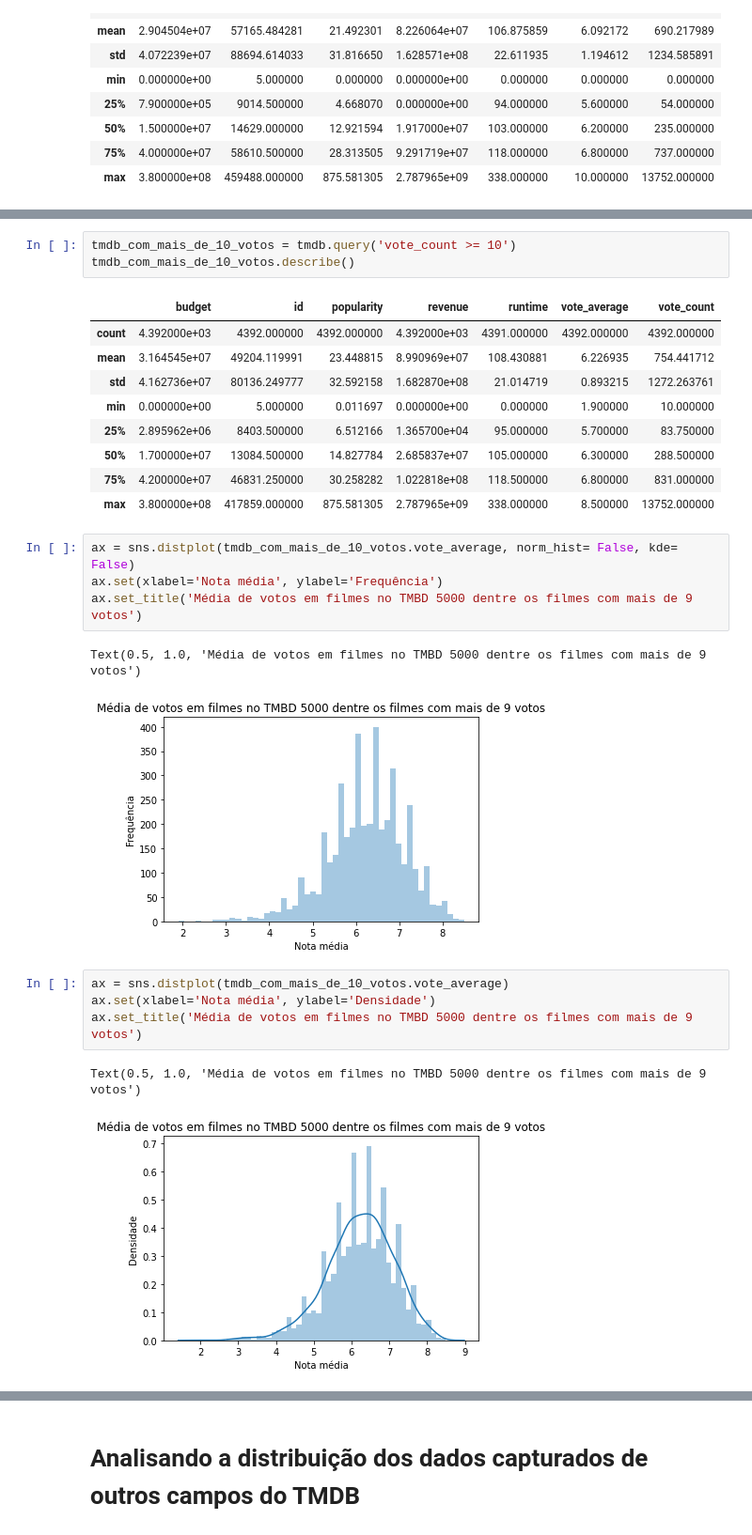
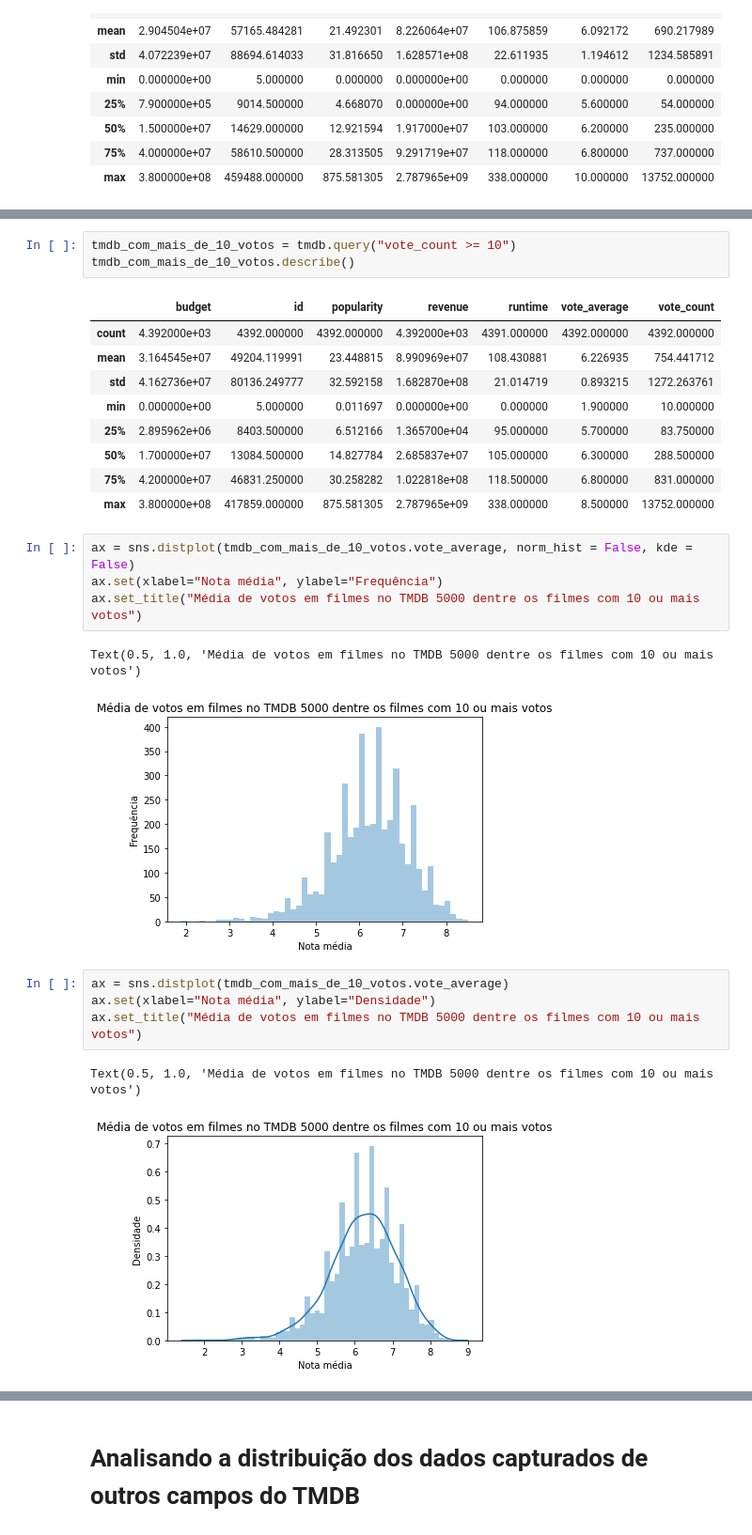
Before and after one commit to DiegoVialle/Data-Science---Introducao-a-testes-estatisticos-com-python, a Jupyter notebook: Data_Science_Introdução_a_Testes.ipynb, the cells around one changed output, grey strips where cells are left out. Shown at 94% size. Drawn from its saved outputs; the diff is of its cells as text.

```diff
--- a/Data_Science_Introdução_a_Testes.ipynb
+++ b/Data_Science_Introdução_a_Testes.ipynb
@@ -52,5 +84,5 @@ Detectamos que alguns filmes tiveram poucos votos (ou até mesmo nenhum voto). D
 # %%
-tmdb_com_mais_de_10_votos = tmdb.query('vote_count >= 10')
+tmdb_com_mais_de_10_votos = tmdb.query("vote_count >= 10")
 tmdb_com_mais_de_10_votos.describe()
 # %% [output]
 |  | budget | id | popularity | revenue | runtime | vote_average | vote_count |
@@ -63,16 +95,16 @@ tmdb_com_mais_de_10_votos.describe()
 | 75% | 4.200000e+07 | 46831.250000 | 30.258282 | 1.022818e+08 | 118.500000 | 6.800000 | 831.000000 |
 | max | 3.800000e+08 | 417859.000000 | 875.581305 | 2.787965e+09 | 338.000000 | 8.500000 | 13752.000000 |
 # %%
-ax = sns.distplot(tmdb_com_mais_de_10_votos.vote_average, norm_hist= False, kde= False)
-ax.set(xlabel='Nota média', ylabel='Frequência')
-ax.set_title('Média de votos em filmes no TMBD 5000 dentre os filmes com mais de 9 votos')
+ax = sns.distplot(tmdb_com_mais_de_10_votos.vote_average, norm_hist = False, kde = False)
+ax.set(xlabel="Nota média", ylabel="Frequência")
+ax.set_title("Média de votos em filmes no TMDB 5000 dentre os filmes com 10 ou mais votos")
 # %% [output]
-Text(0.5, 1.0, 'Média de votos em filmes no TMBD 5000 dentre os filmes com mais de 9 votos')
+Text(0.5, 1.0, 'Média de votos em filmes no TMDB 5000 dentre os filmes com 10 ou mais votos')
-[figure, old version]
+[figure, new version]
 # %%
 ax = sns.distplot(tmdb_com_mais_de_10_votos.vote_average)
-ax.set(xlabel='Nota média', ylabel='Densidade')
-ax.set_title('Média de votos em filmes no TMBD 5000 dentre os filmes com mais de 9 votos')
+ax.set(xlabel="Nota média", ylabel="Densidade")
+ax.set_title("Média de votos em filmes no TMDB 5000 dentre os filmes com 10 ou mais votos")
 # %% [output]
-Text(0.5, 1.0, 'Média de votos em filmes no TMBD 5000 dentre os filmes com mais de 9 votos')
+Text(0.5, 1.0, 'Média de votos em filmes no TMDB 5000 dentre os filmes com 10 ou mais votos')
-[figure, old version]
+[figure, new version]
```
Also changed, not shown: parts of 72 cells of this notebook.
